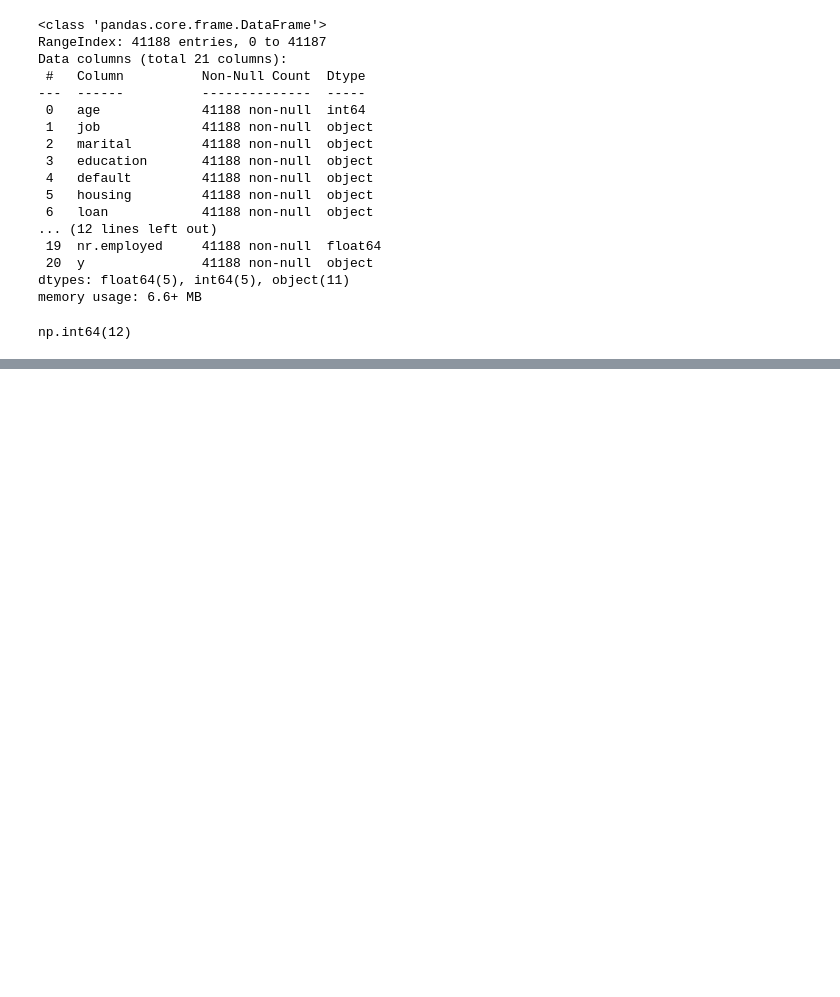
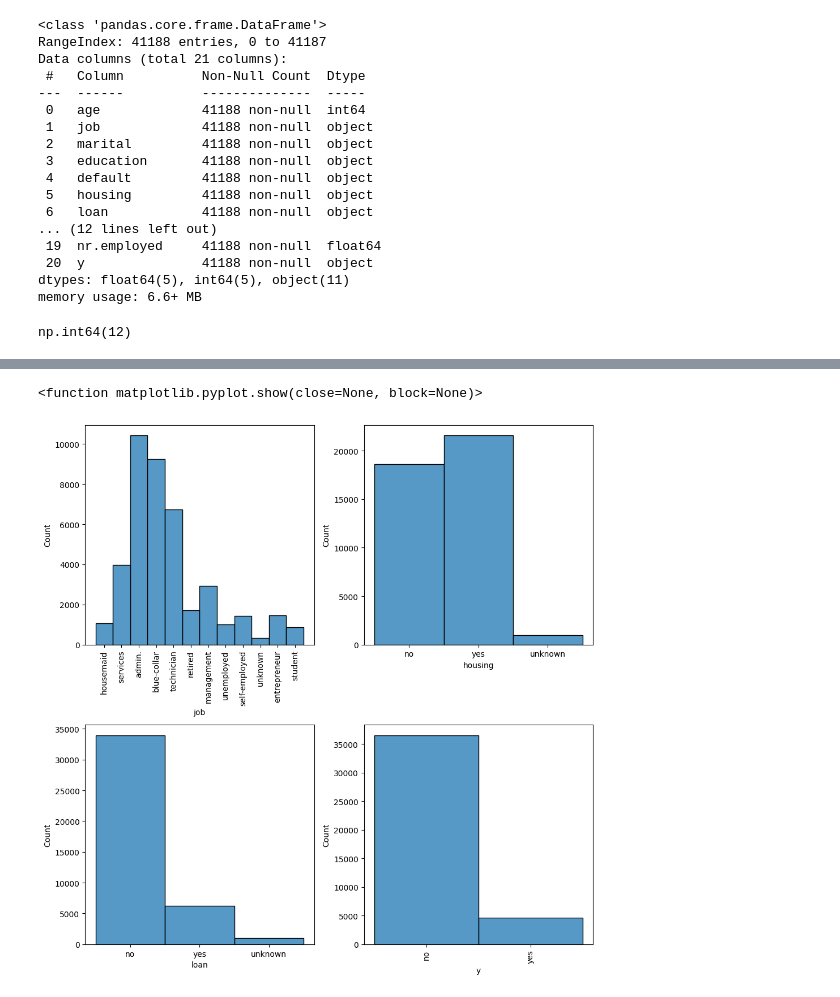
Before and after one commit to Estefaniagz/primer_ml, a Jupyter notebook: src/explore.ipynb, the cells around one changed output, grey strips where cells are left out. Cells and saved outputs as stored; diff of their text form; code cells hidden in the pictures; blank space fills up the shorter version.

```diff
--- a/src/explore.ipynb
+++ b/src/explore.ipynb
@@ -76,0 +95,24 @@ df
+# %%
+#analisis univariante, categorico
+import matplotlib.pyplot as plt
+import seaborn as sns
+
+#creamos graficos, dos filas y tres columnas, tamaño de la figura 10x7
+fig, axis = plt.subplots(2,2, figsize=(10,10))
+
+#histogramas
+sns.histplot(ax= axis[0,0], data= df,x= 'job')
+axis[0,0].tick_params(axis='x', rotation=90) #girar eje x
+sns.histplot(ax= axis[0,1], data= df,x= 'housing')
+sns.histplot(ax= axis[1,0], data= df,x= 'loan')
+sns.histplot(ax= axis[1,1], data= df,x= 'y')
+
+plt.xticks(rotation=90)
+
+#ajuste del grafico
+plt.tight_layout()
+
+plt.show
+# %% [output]
+<function matplotlib.pyplot.show(close=None, block=None)>
+[figure, added]
```
Also changed, not shown: parts of 4 cells of this notebook.
